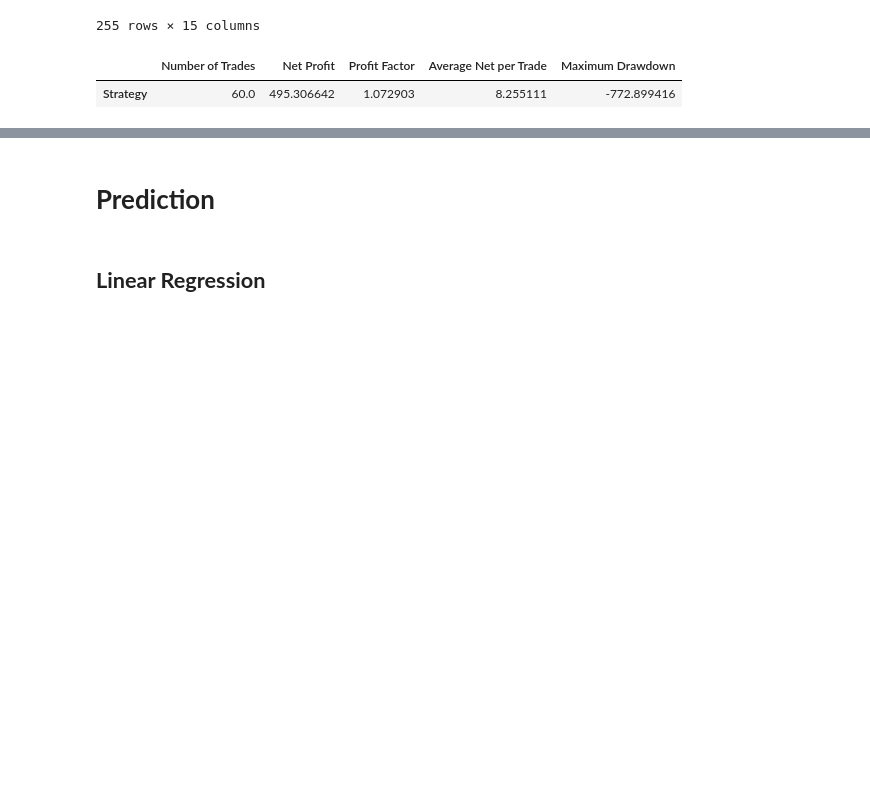
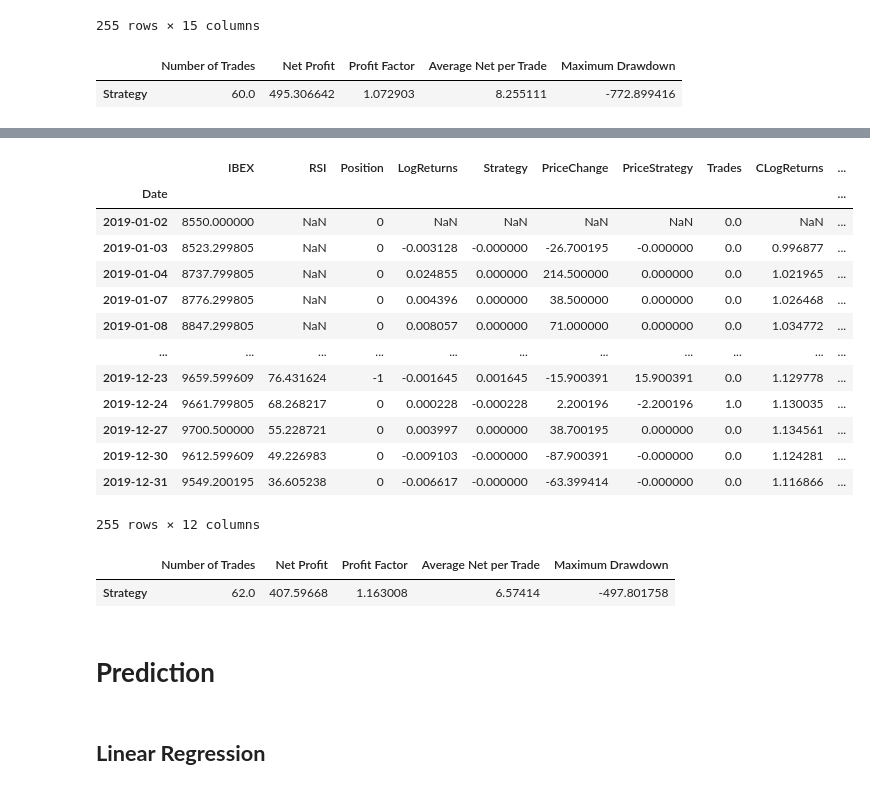
Before and after one commit to AmaanRai1/DS-340-Group-8, a Jupyter notebook: main.ipynb, the cells around one changed output, grey strips where cells are left out. Drawn from its saved outputs; the diff is of its cells as text; code cells hidden in the pictures; blank space fills up the shorter version.

```diff
--- a/main.ipynb
+++ b/main.ipynb
@@ -534,0 +631,19 @@ calculate_metrics(macd_strategy(test_data, index_name, best_macd_params[0], best
+# %%
+# Define the parameter range for RSI periods
+rsi_range = range(2, 30)  # Adjust this range based on your needs
+
+# Test smaller ranges (for testing purposes)
+# rsi_range = range(2, 5)
+
+# Run the optimization
+best_periods, best_c_strategy = optimize_rsi_parameters(train_data, index_name, rsi_range)
+
+# Extract the best RSI period
+best_rsi_period = best_periods[0]
+
+# Print the best periods and their corresponding CStrategy values
+print("Best RSI Periods:")
+for i, period in enumerate(best_periods):
+    print(f"Period {i+1}: {period} with CStrategy: {best_c_strategy[i]}")
+
+print(f"\nBest RSI Period: {best_rsi_period}")
@@ -535,3 +710,25 @@ calculate_metrics(macd_strategy(test_data, index_name, best_macd_params[0], best
+# %%
+rsi_strategy(test_data, index_name, best_rsi_period)
+# %% [output]
+|  | IBEX | RSI | Position | LogReturns | Strategy | PriceChange | PriceStrategy | Trades | CLogReturns | ... |
+| Date |  |  |  |  |  |  |  |  |  | ... |
+| 2019-01-02 | 8550.000000 | NaN | 0 | NaN | NaN | NaN | NaN | 0.0 | NaN | ... |
+| 2019-01-03 | 8523.299805 | NaN | 0 | -0.003128 | -0.000000 | -26.700195 | -0.000000 | 0.0 | 0.996877 | ... |
+| 2019-01-04 | 8737.799805 | NaN | 0 | 0.024855 | 0.000000 | 214.500000 | 0.000000 | 0.0 | 1.021965 | ... |
+| 2019-01-07 | 8776.299805 | NaN | 0 | 0.004396 | 0.000000 | 38.500000 | 0.000000 | 0.0 | 1.026468 | ... |
+| 2019-01-08 | 8847.299805 | NaN | 0 | 0.008057 | 0.000000 | 71.000000 | 0.000000 | 0.0 | 1.034772 | ... |
+| ... | ... | ... | ... | ... | ... | ... | ... | ... | ... | ... |
+| 2019-12-23 | 9659.599609 | 76.431624 | -1 | -0.001645 | 0.001645 | -15.900391 | 15.900391 | 0.0 | 1.129778 | ... |
+| 2019-12-24 | 9661.799805 | 68.268217 | 0 | 0.000228 | -0.000228 | 2.200196 | -2.200196 | 1.0 | 1.130035 | ... |
+| 2019-12-27 | 9700.500000 | 55.228721 | 0 | 0.003997 | 0.000000 | 38.700195 | 0.000000 | 0.0 | 1.134561 | ... |
+| 2019-12-30 | 9612.599609 | 49.226983 | 0 | -0.009103 | -0.000000 | -87.900391 | -0.000000 | 0.0 | 1.124281 | ... |
+| 2019-12-31 | 9549.200195 | 36.605238 | 0 | -0.006617 | -0.000000 | -63.399414 | -0.000000 | 0.0 | 1.116866 | ... |
+255 rows × 12 columns
+# %%
+calculate_metrics(rsi_strategy(test_data, index_name, best_rsi_period))
+# %% [output]
+|  | Number of Trades | Net Profit | Profit Factor | Average Net per Trade | Maximum Drawdown |
+| Strategy | 62.0 | 407.59668 | 1.163008 | 6.57414 | -497.801758 |
 # %% [markdown]
 # **Prediction**
 # %% [markdown]
```
Also changed, not shown: parts of 33 cells of this notebook.
